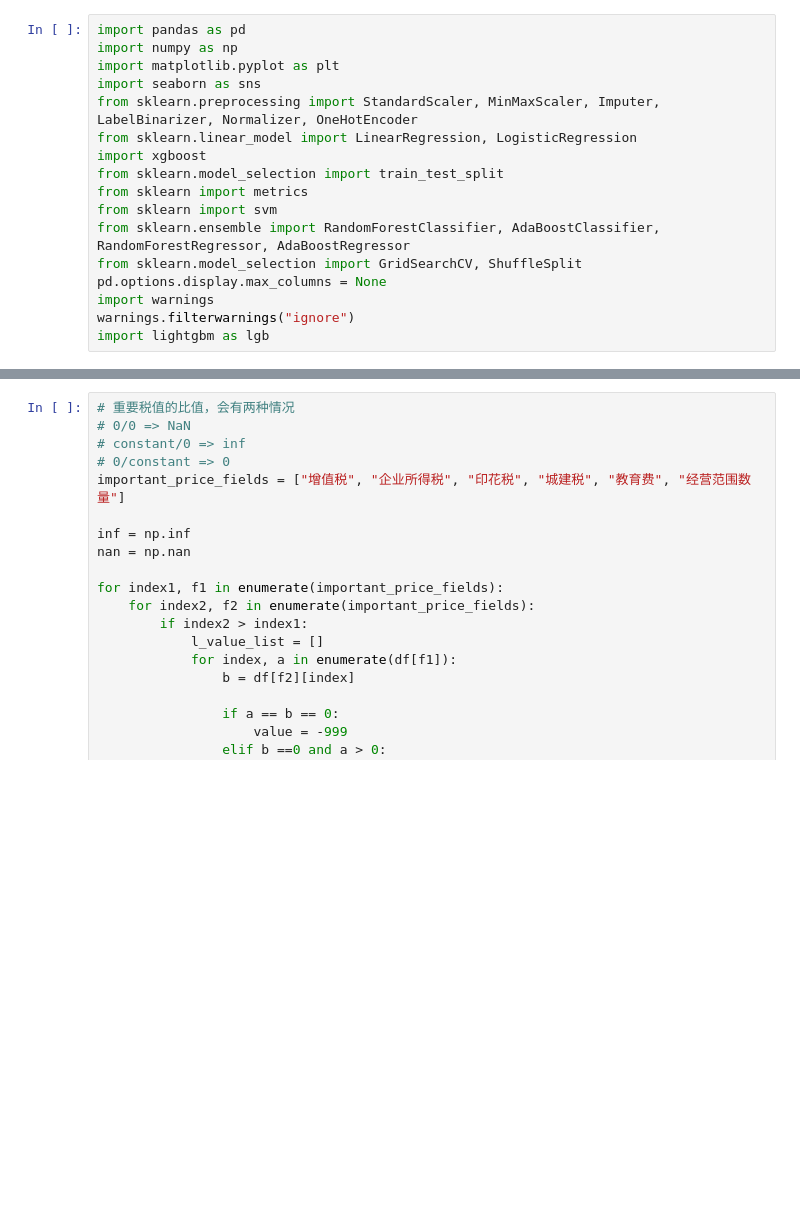
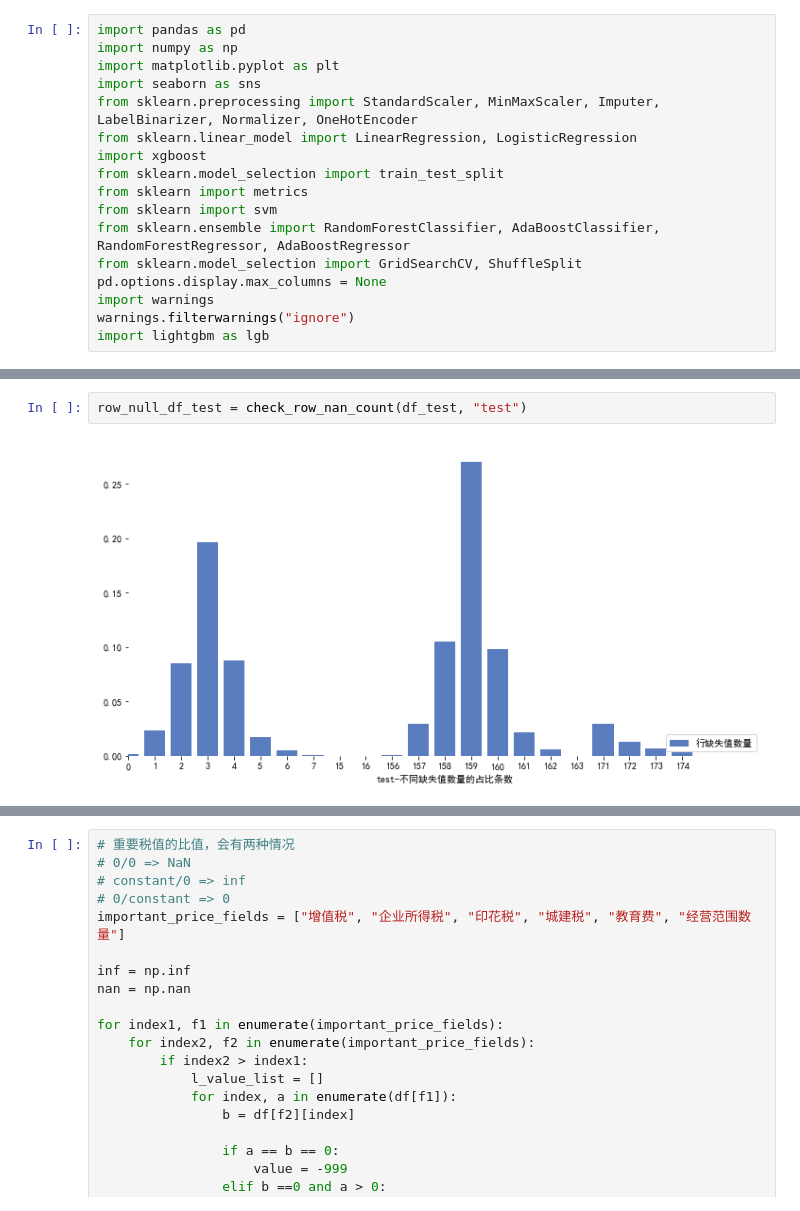
Before and after one commit to nickliqian/DataAnalysisCase, a Jupyter notebook: Case/企业失信识别/NoCreditPredit_9335.ipynb, the cells around one changed output, grey strips where cells are left out. Drawn from its saved outputs; the diff is of its cells as text; blank space fills up the shorter version.

```diff
--- a/Case/企业失信识别/NoCreditPredit_9335.ipynb
+++ b/Case/企业失信识别/NoCreditPredit_9335.ipynb
@@ -608,2 +367,6 @@ Name: count, dtype: int64
+# %%
+row_null_df_test = check_row_nan_count(df_test, "test")
+# %% [output]
+[figure, added]
 # %%
 # 新增特征：行缺失值数量，训练集Y标签字段
```
Also changed, not shown: parts of 15 cells of this notebook, 5 other files.
